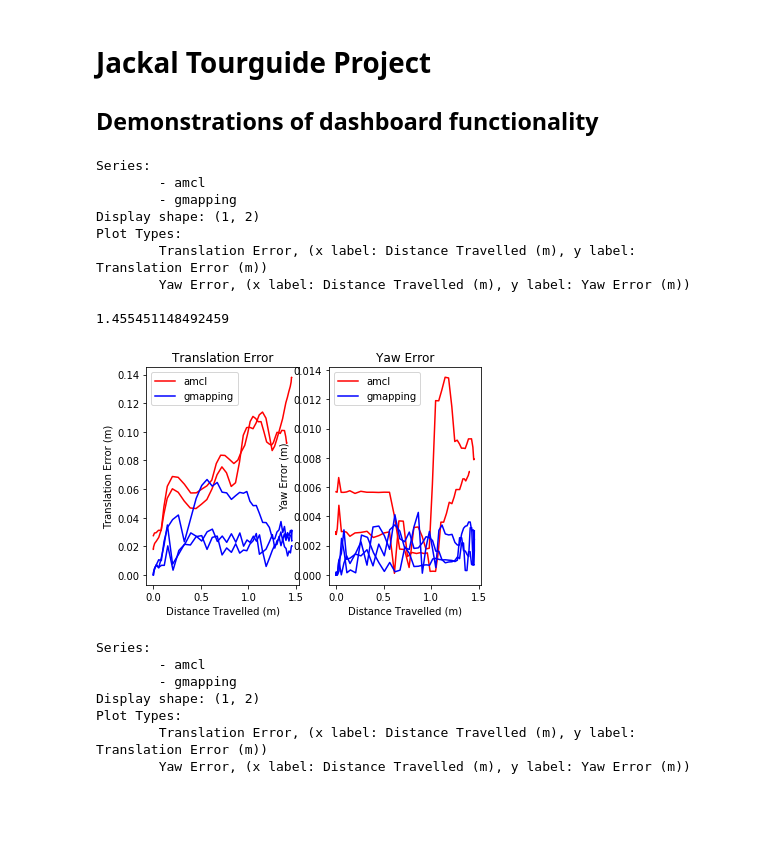
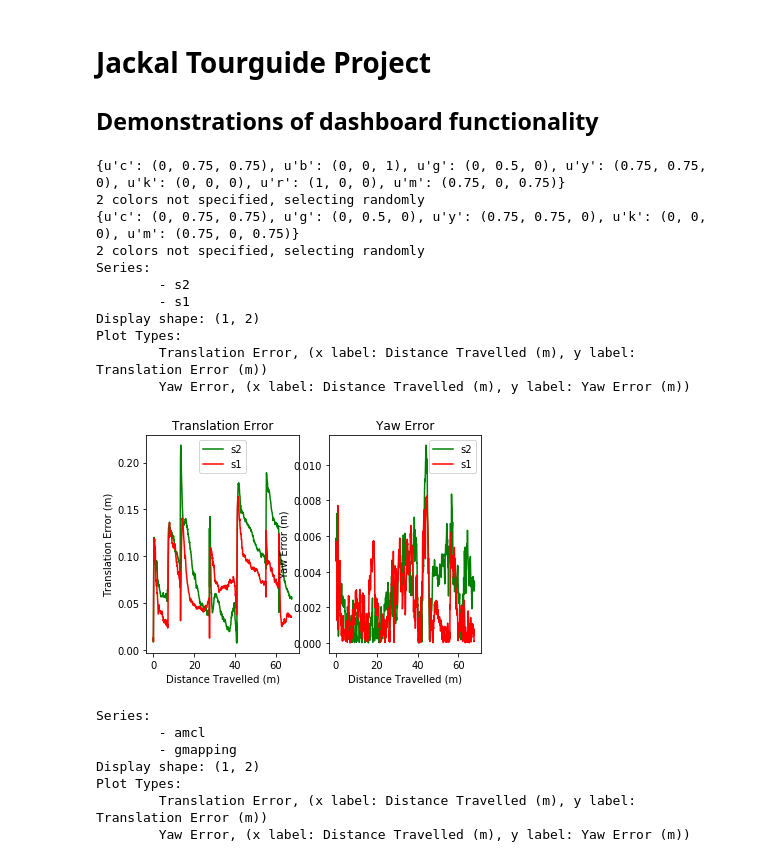
Before and after one commit to BenAgro314/JackalTourGuide, a Jupyter notebook: notebooks/scrapbook1.ipynb, the cells around one changed output. Saved outputs shown, nothing was run; the diff lists cells and outputs as text; code cells hidden in the pictures; blank space fills up the shorter version.

Commit message:
added colors

```diff
--- a/notebooks/scrapbook1.ipynb
+++ b/notebooks/scrapbook1.ipynb
@@ -4,25 +4,27 @@
 # %%
 %matplotlib inline
 from src.dashboard import *
 
 d = Dashboard()
-d.add_series(Series('amcl', color_list = ['r','g'], localization_technique = 'amcl'))
-d.add_series(Series('gmapping', color_list = ['b','k'], localization_technique = 'gmapping'))
+d.add_series(Series('s1',date = '2020-07-17-12-47-30'))
+d.add_series(Series('s2', date='2020-07-17-13-39-30'))
 d.init_display(1,2) # one row, two columns
 d.add_plot(TranslationError)
 d.add_plot(YawError)
 d.show()
 # %% [output]
+{u'c': (0, 0.75, 0.75), u'b': (0, 0, 1), u'g': (0, 0.5, 0), u'y': (0.75, 0.75, 0), u'k': (0, 0, 0), u'r': (1, 0, 0), u'm': (0.75, 0, 0.75)}
+2 colors not specified, selecting randomly
+{u'c': (0, 0.75, 0.75), u'g': (0, 0.5, 0), u'y': (0.75, 0.75, 0), u'k': (0, 0, 0), u'm': (0.75, 0, 0.75)}
+2 colors not specified, selecting randomly
 Series:
-        - amcl
-        - gmapping
+        - s2
+        - s1
 Display shape: (1, 2)
 Plot Types:
         Translation Error, (x label: Distance Travelled (m), y label: Translation Error (m))
         Yaw Error, (x label: Distance Travelled (m), y label: Yaw Error (m))
-
-1.455451148492459
-[figure, old version]
+[figure, new version]
 # %%
 print d
 # %% [output]
```
Also changed, not shown: 2 other files.
